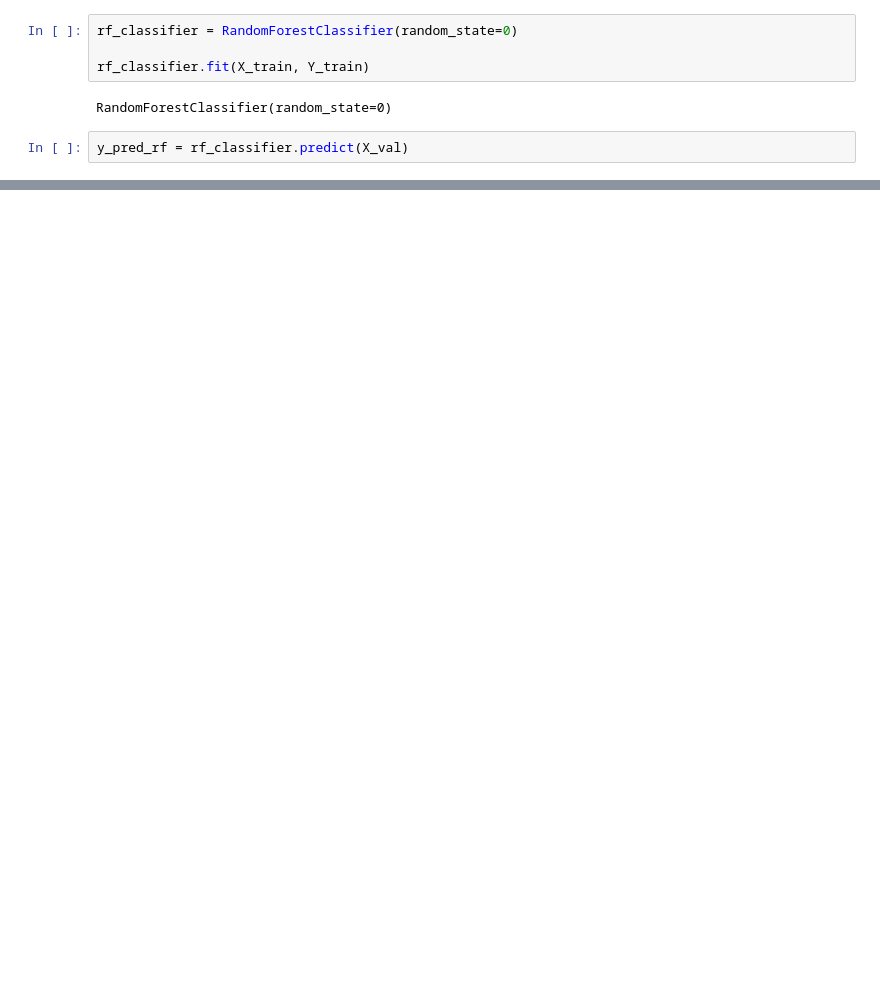
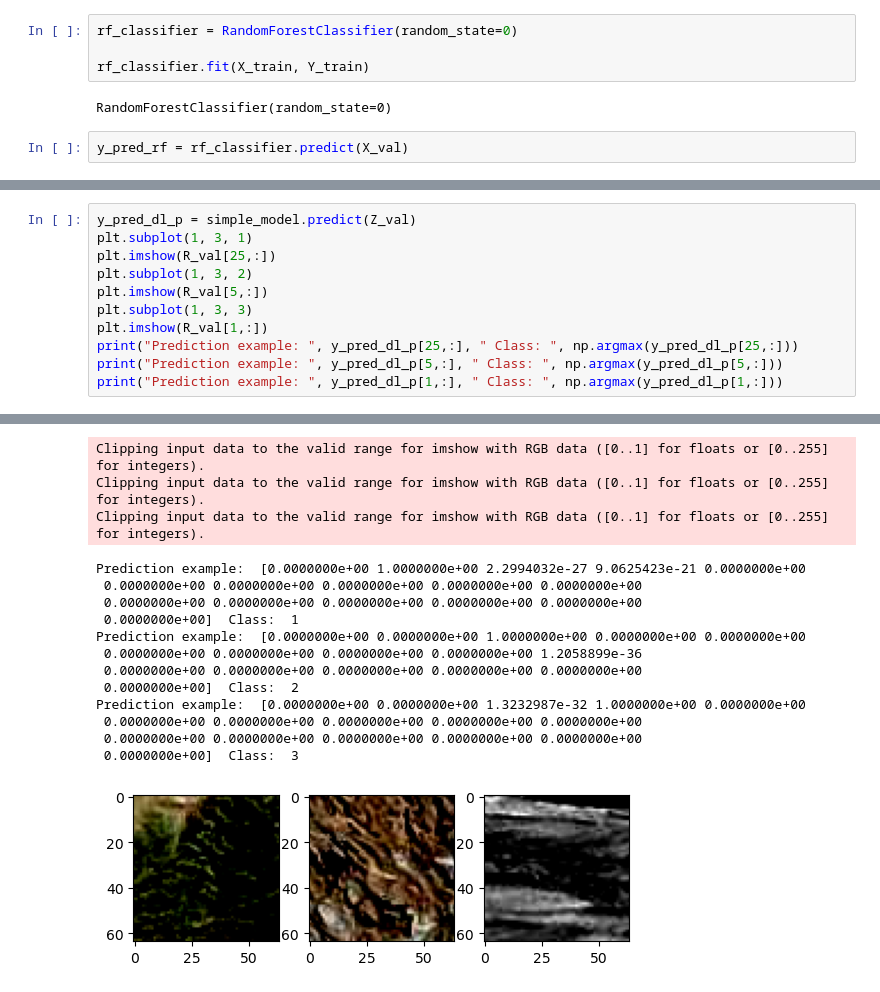
Before and after one commit to SiruiWang0731/BBKI_drone_debris_detection, a Jupyter notebook: 00_preprocessing.ipynb, the cells around one changed output, grey strips where cells are left out. Saved outputs shown, nothing was run; the diff lists cells and outputs as text; blank space fills up the shorter version.

```diff
--- a/00_preprocessing.ipynb
+++ b/00_preprocessing.ipynb
@@ -470,0 +445,12 @@ Prediction example:  [5.2140624e-25 7.1495385e-22 1.0000000e+00 7.8520588e-13 7.
+# %%
+y_pred_dl_p = simple_model.predict(Z_val)
+plt.subplot(1, 3, 1)
+plt.imshow(R_val[25,:])
+plt.subplot(1, 3, 2)
+plt.imshow(R_val[5,:])
+plt.subplot(1, 3, 3)
+plt.imshow(R_val[1,:])
+print("Prediction example: ", y_pred_dl_p[25,:], " Class: ", np.argmax(y_pred_dl_p[25,:]))
+print("Prediction example: ", y_pred_dl_p[5,:], " Class: ", np.argmax(y_pred_dl_p[5,:]))
+print("Prediction example: ", y_pred_dl_p[1,:], " Class: ", np.argmax(y_pred_dl_p[1,:]))
+# %% [output]
@@ -471,3 +458,19 @@ Prediction example:  [5.2140624e-25 7.1495385e-22 1.0000000e+00 7.8520588e-13 7.
+Clipping input data to the valid range for imshow with RGB data ([0..1] for floats or [0..255] for integers).
+Clipping input data to the valid range for imshow with RGB data ([0..1] for floats or [0..255] for integers).
+Clipping input data to the valid range for imshow with RGB data ([0..1] for floats or [0..255] for integers).
+Prediction example:  [0.0000000e+00 1.0000000e+00 2.2994032e-27 9.0625423e-21 0.0000000e+00
+ 0.0000000e+00 0.0000000e+00 0.0000000e+00 0.0000000e+00 0.0000000e+00
+ 0.0000000e+00 0.0000000e+00 0.0000000e+00 0.0000000e+00 0.0000000e+00
+ 0.0000000e+00]  Class:  1
+Prediction example:  [0.0000000e+00 0.0000000e+00 1.0000000e+00 0.0000000e+00 0.0000000e+00
+ 0.0000000e+00 0.0000000e+00 0.0000000e+00 0.0000000e+00 1.2058899e-36
+ 0.0000000e+00 0.0000000e+00 0.0000000e+00 0.0000000e+00 0.0000000e+00
+ 0.0000000e+00]  Class:  2
+Prediction example:  [0.0000000e+00 0.0000000e+00 1.3232987e-32 1.0000000e+00 0.0000000e+00
+ 0.0000000e+00 0.0000000e+00 0.0000000e+00 0.0000000e+00 0.0000000e+00
+ 0.0000000e+00 0.0000000e+00 0.0000000e+00 0.0000000e+00 0.0000000e+00
+ 0.0000000e+00]  Class:  3
+[figure, added]
 # %%
 y_pred_dl = np.argmax(y_pred_dl_p, axis=1)
 
```
Also changed, not shown: parts of 40 cells of this notebook.
